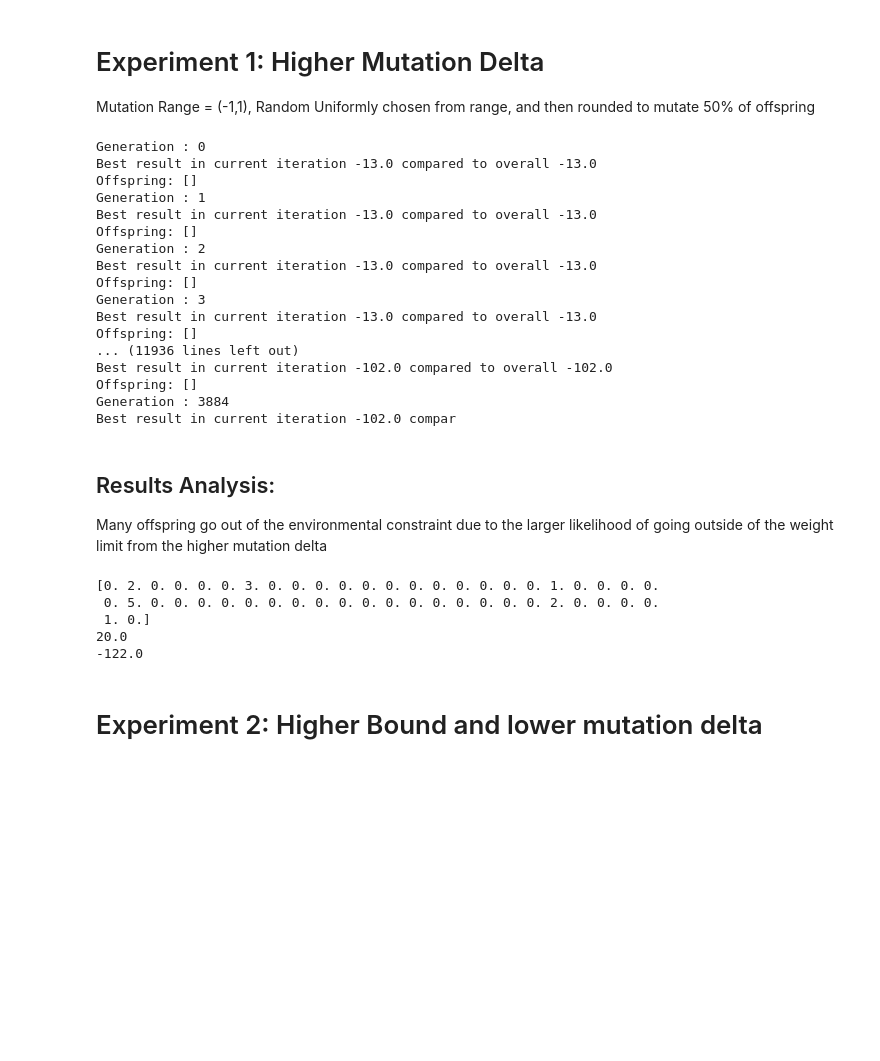
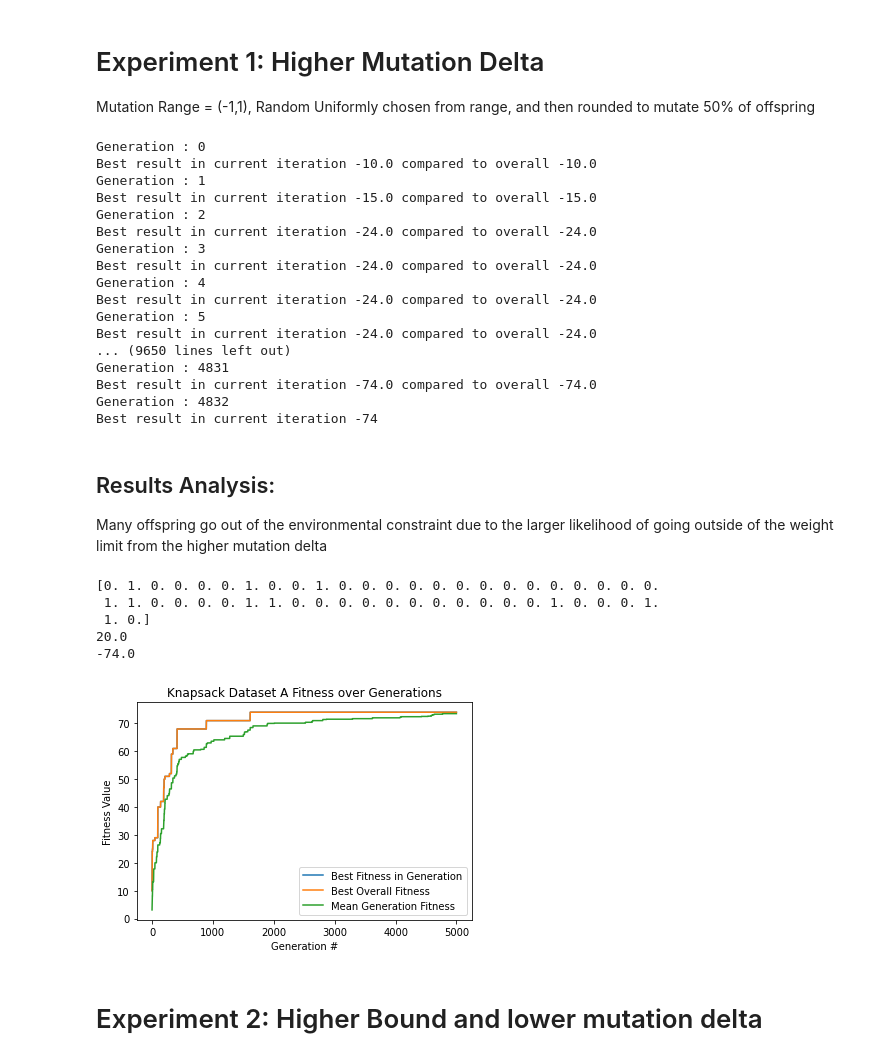
Before and after one commit to luketl2/ME-447-Project-1, a Jupyter notebook: code/Problem2/Problem2_GA_Data_A.ipynb, the cells around one changed output. Drawn from its saved outputs; the diff is of its cells as text; code cells hidden in the pictures; blank space fills up the shorter version.

```diff
--- a/code/Problem2/Problem2_GA_Data_A.ipynb
+++ b/code/Problem2/Problem2_GA_Data_A.ipynb
@@ -30,7 +30,7 @@ Random Uniformly chosen from range, and then rounded to mutate 50% of offspring
 PARAM_SIZE = n_items
 POP_SIZE = 10
 LOW_BOUND = 0
-HIGH_BOUND = 15
+HIGH_BOUND = 1
 NUM_GENERATIONS = 5000
 genetic_alg = GeneticAlgorithm(
     PARAM_SIZE,
@@ -48,22 +48,22 @@ genetic_alg.initial_high_bound = 0.51
 genetic_alg.run(NUM_GENERATIONS)
 # %% [output]
 Generation : 0
-Best result in current iteration -13.0 compared to overall -13.0
-Offspring: []
+Best result in current iteration -10.0 compared to overall -10.0
 Generation : 1
-Best result in current iteration -13.0 compared to overall -13.0
-Offspring: []
+Best result in current iteration -15.0 compared to overall -15.0
 Generation : 2
-Best result in current iteration -13.0 compared to overall -13.0
-Offspring: []
+Best result in current iteration -24.0 compared to overall -24.0
 Generation : 3
-Best result in current iteration -13.0 compared to overall -13.0
-Offspring: []
-... (11936 lines left out)
-Best result in current iteration -102.0 compared to overall -102.0
-Offspring: []
-Generation : 3884
-Best result in current iteration -102.0 compar
+Best result in current iteration -24.0 compared to overall -24.0
+Generation : 4
+Best result in current iteration -24.0 compared to overall -24.0
+Generation : 5
+Best result in current iteration -24.0 compared to overall -24.0
+... (9650 lines left out)
+Generation : 4831
+Best result in current iteration -74.0 compared to overall -74.0
+Generation : 4832
+Best result in current iteration -74
 # %% [markdown]
 ## Results Analysis:
 Many offspring go out of the environmental constraint due to the larger likelihood of going outside of the weight limit from the higher mutation delta
@@ -72,11 +72,15 @@ print(genetic_alg.best_solution)
 print(calc_weights(genetic_alg.best_solution))
 print(fitness_func(genetic_alg.best_solution))
 # %% [output]
-[0. 2. 0. 0. 0. 0. 3. 0. 0. 0. 0. 0. 0. 0. 0. 0. 0. 0. 0. 1. 0. 0. 0. 0.
- 0. 5. 0. 0. 0. 0. 0. 0. 0. 0. 0. 0. 0. 0. 0. 0. 0. 0. 0. 2. 0. 0. 0. 0.
+[0. 1. 0. 0. 0. 0. 1. 0. 0. 1. 0. 0. 0. 0. 0. 0. 0. 0. 0. 0. 0. 0. 0. 0.
+ 1. 1. 0. 0. 0. 0. 1. 1. 0. 0. 0. 0. 0. 0. 0. 0. 0. 0. 0. 1. 0. 0. 0. 1.
  1. 0.]
 20.0
--122.0
+-74.0
+# %%
+genetic_alg.plot_knapsack("Knapsack Dataset A")
+# %% [output]
+[figure, added]
 # %% [markdown]
 # Experiment 2: Higher Bound and  lower mutation delta
 # %%
```
Also changed, not shown: parts of 6 cells of this notebook, 9 other files.
